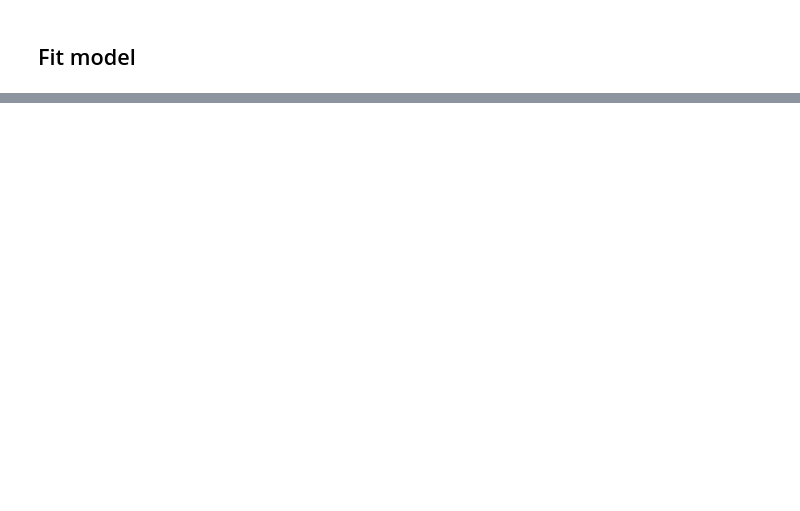
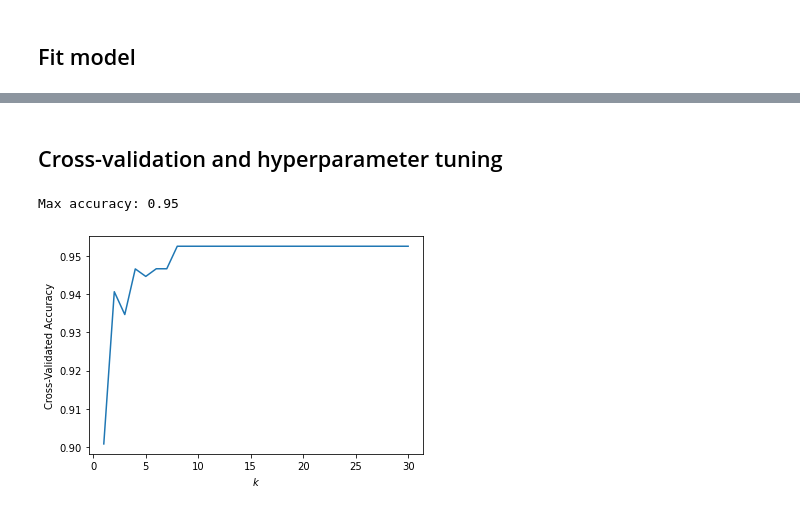
Before and after one commit to samisnotinsane/aes-kaggle-seizure-prediction, a Jupyter notebook: Dog_1/06_classifier_knn.ipynb, the cells around one changed output, grey strips where cells are left out. Saved outputs shown, nothing was run; the diff lists cells and outputs as text; code cells hidden in the pictures; blank space fills up the shorter version.

```diff
--- a/Dog_1/06_classifier_knn.ipynb
+++ b/Dog_1/06_classifier_knn.ipynb
@@ -110,7 +158,10 @@ Counter({0.0: 14, 1.0: 14})
 # %%
-%%time
-k = 3
+# imbalanced class
 knn = KNeighborsClassifier(n_neighbors=k)
-knn.fit(X, y)
+knn.fit(X_train, y_train)
 y_preds = knn.predict(X_val)
+
+acc = accuracy_score(y_val, y_preds)
+print('Imbalanced class')
+print(classification_report(y_val, y_preds, target_names=target_names))
 # %% [output]
@@ -140,0 +216,22 @@ plt.show()
+# %% [markdown]
+## Cross-validation and hyperparameter tuning
+# %%
+# 10-fold cross-validation with k=3 for k-NN
+knn = KNeighborsClassifier(n_neighbors=5)
+
+k_range = list(range(1, 31))
+param_grid = dict(n_neighbors=k_range)
+grid = GridSearchCV(knn, param_grid, cv=10, scoring='accuracy')
+
+# fit the grid with data
+grid.fit(X, y)
+
+grid_mean_scores = grid.cv_results_['mean_test_score']
+plt.plot(k_range, grid_mean_scores)
+plt.xlabel(r'$k$')
+plt.ylabel('Cross-Validated Accuracy')
+
+print('Max accuracy: {max_acc:.2f}'.format(max_acc = np.max(grid_mean_scores)))
+# %% [output]
+Max accuracy: 0.95
+[figure, added]
```
Also changed, not shown: parts of 26 cells of this notebook.
